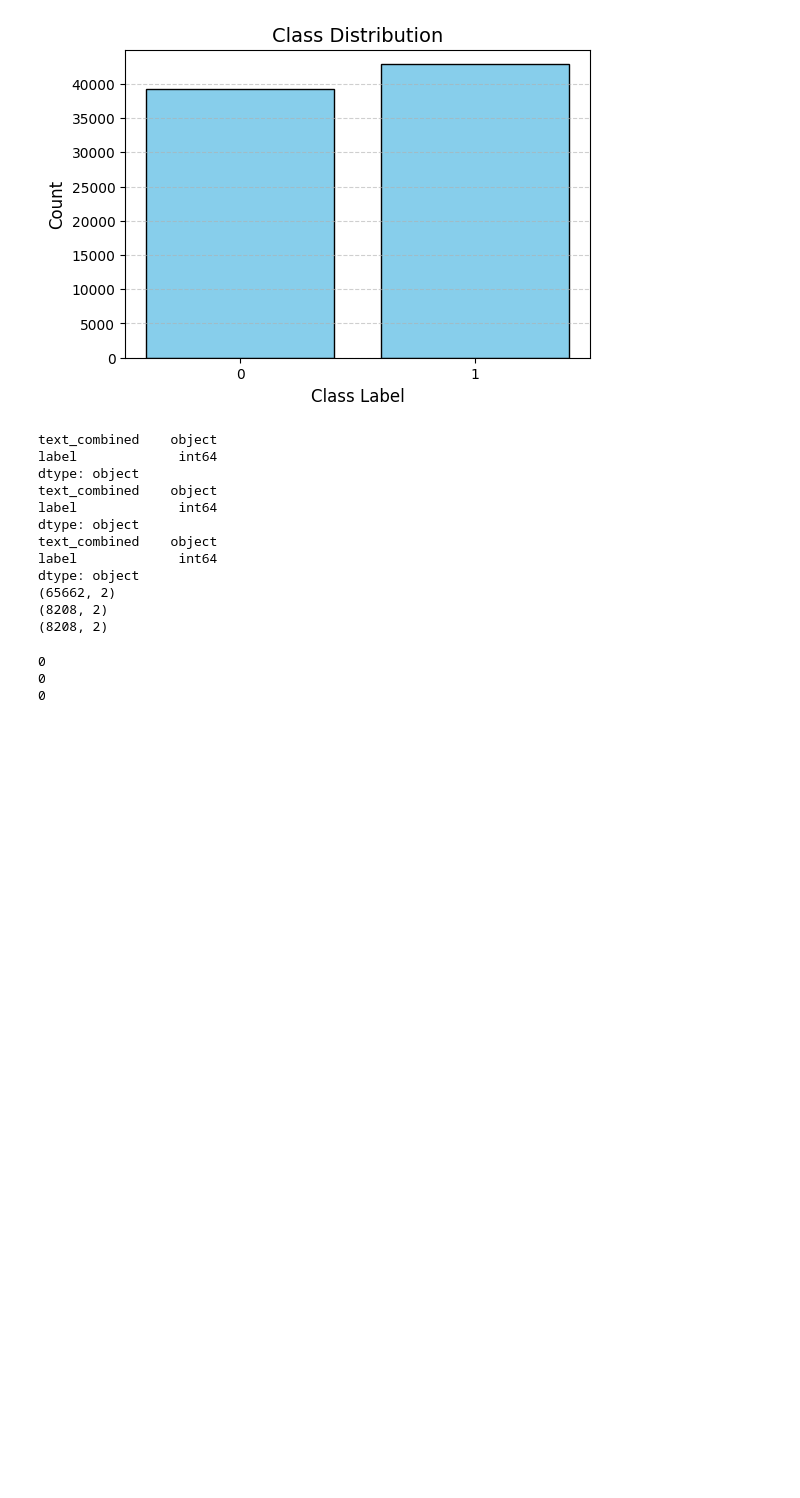
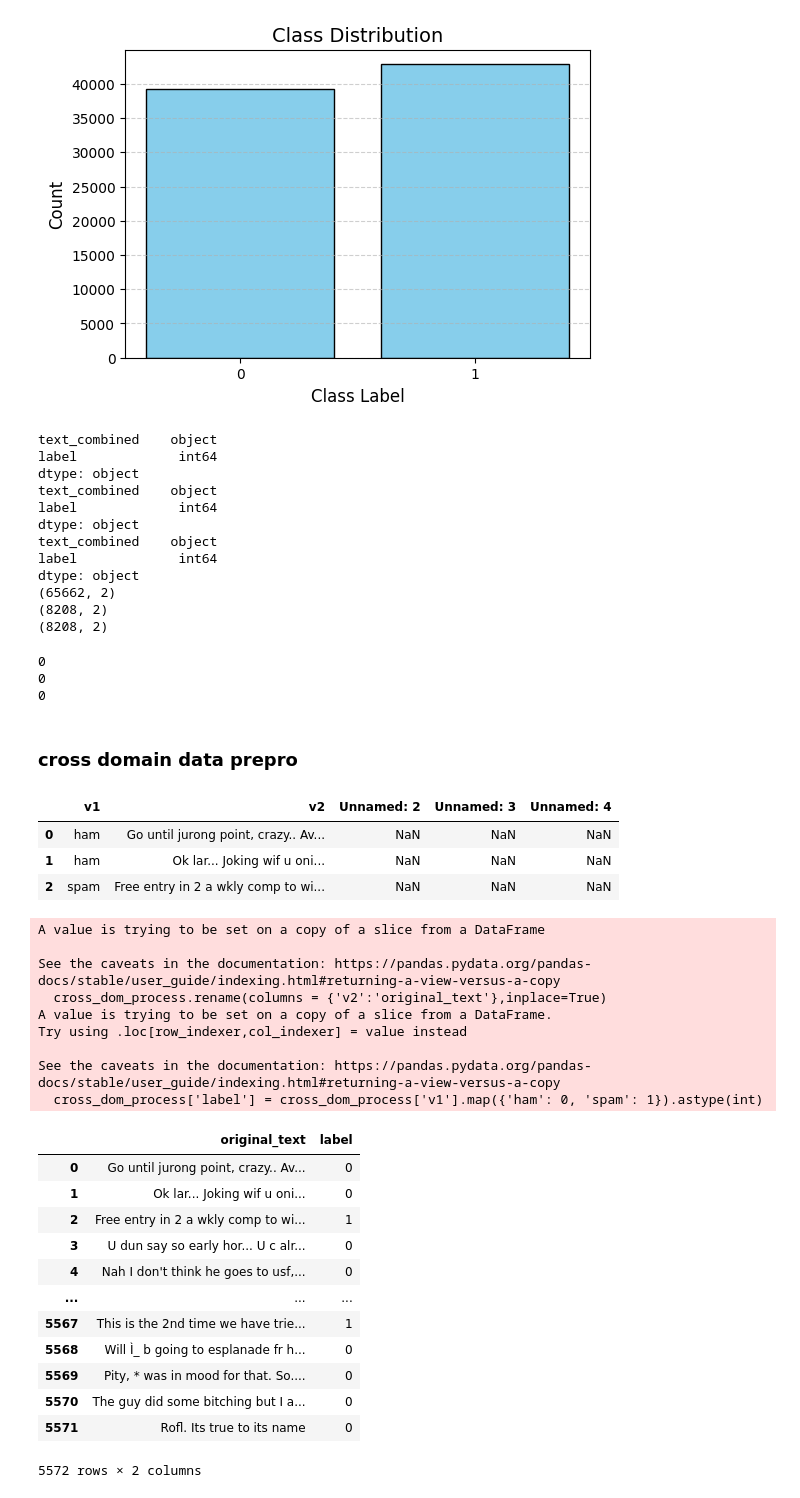
Before and after one commit to dioneyongkx/dsa4213, a Jupyter notebook: Features/data_preprocessor/data_prepro.ipynb, the cells around one changed output. Saved outputs shown, nothing was run; the diff lists cells and outputs as text; code cells hidden in the pictures; blank space fills up the shorter version.

```diff
--- a/Features/data_preprocessor/data_prepro.ipynb
+++ b/Features/data_preprocessor/data_prepro.ipynb
@@ -550,3 +550,43 @@ print(len(set(test_df["text_combined"]) & set(train_df["text_combined"])))
 0
 0
 0
+# %% [markdown]
+### cross domain data prepro
+# %%
+cross_dom_raw = pd.read_csv('../../../raw_data_untracked/cross_domain_raw.csv',encoding = 'latin1')
+cross_dom_raw.shape
+cross_dom_raw.head(3)
+# %% [output]
+|  | v1 | v2 | Unnamed: 2 | Unnamed: 3 | Unnamed: 4 |
+| 0 | ham | Go until jurong point, crazy.. Av... | NaN | NaN | NaN |
+| 1 | ham | Ok lar... Joking wif u oni... | NaN | NaN | NaN |
+| 2 | spam | Free entry in 2 a wkly comp to wi... | NaN | NaN | NaN |
+# %%
+cross_dom_process = cross_dom_raw[['v2','v1']]
+cross_dom_process.rename(columns = {'v2':'original_text'},inplace=True)
+cross_dom_process['label'] = cross_dom_process['v1'].map({'ham': 0, 'spam': 1}).astype(int)
+cross_dom_process = cross_dom_process.drop(columns=['v1'])
+cross_dom_process
+# %% [output]
+A value is trying to be set on a copy of a slice from a DataFrame
+
+See the caveats in the documentation: https://pandas.pydata.org/pandas-docs/stable/user_guide/indexing.html#returning-a-view-versus-a-copy
+  cross_dom_process.rename(columns = {'v2':'original_text'},inplace=True)
+A value is trying to be set on a copy of a slice from a DataFrame.
+Try using .loc[row_indexer,col_indexer] = value instead
+
+See the caveats in the documentation: https://pandas.pydata.org/pandas-docs/stable/user_guide/indexing.html#returning-a-view-versus-a-copy
+  cross_dom_process['label'] = cross_dom_process['v1'].map({'ham': 0, 'spam': 1}).astype(int)
+|  | original_text | label |
+| 0 | Go until jurong point, crazy.. Av... | 0 |
+| 1 | Ok lar... Joking wif u oni... | 0 |
+| 2 | Free entry in 2 a wkly comp to wi... | 1 |
+| 3 | U dun say so early hor... U c alr... | 0 |
+| 4 | Nah I don't think he goes to usf,... | 0 |
+| ... | ... | ... |
+| 5567 | This is the 2nd time we have trie... | 1 |
+| 5568 | Will Ì_ b going to esplanade fr h... | 0 |
+| 5569 | Pity, * was in mood for that. So.... | 0 |
+| 5570 | The guy did some bitching but I a... | 0 |
+| 5571 | Rofl. Its true to its name | 0 |
+5572 rows × 2 columns
```
Also changed, not shown: parts of 3 cells of this notebook, 1 other file.
